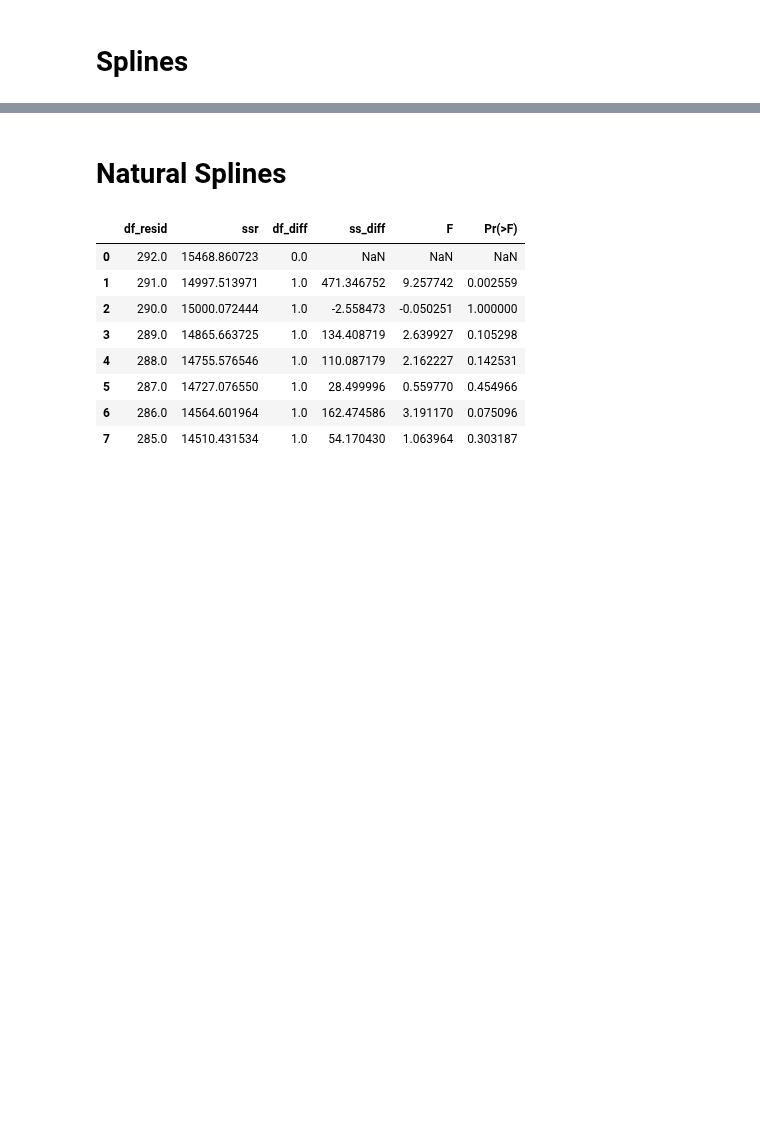
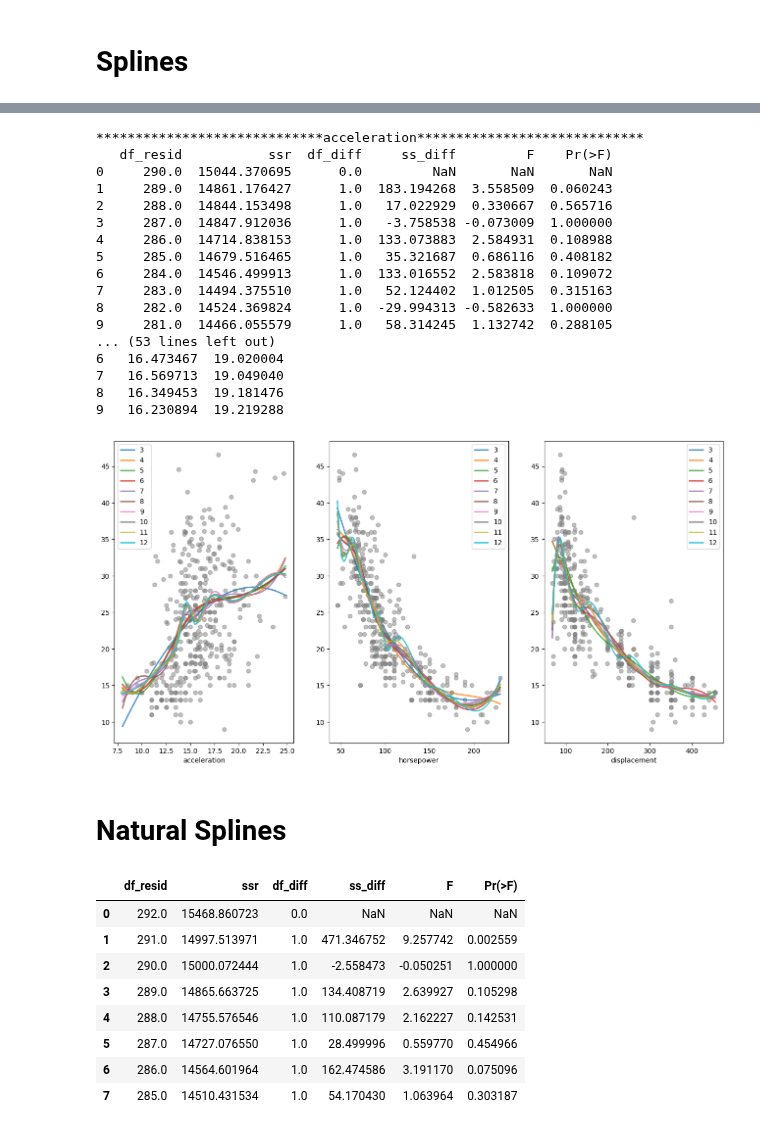
Before and after one commit to oliveira-silva-lucas/ISLP, a Jupyter notebook: Cap_07_Non_Linear_Modeling/Exercises/ex_cap_07_auto.ipynb, the cells around one changed output, grey strips where cells are left out. Drawn from its saved outputs; the diff is of its cells as text; code cells hidden in the pictures; blank space fills up the shorter version.

```diff
--- a/Cap_07_Non_Linear_Modeling/Exercises/ex_cap_07_auto.ipynb
+++ b/Cap_07_Non_Linear_Modeling/Exercises/ex_cap_07_auto.ipynb
@@ -239,7 +234,7 @@ def modelos_step_function(X_treino, y_treino, X_teste, y_teste, coluna, faixa_in
     return modelos_qcut, df_anova_qcut, df_faixas_qcut, df_mse_qcut
 
 
-for coluna in ['acceleration', 'horsepower', 'year']:
+for coluna in ['acceleration', 'horsepower', 'displacement']:
     m, df_a, df_f, df_mse = modelos_step_function(X_treino, y_treino, X_teste, y_teste, coluna)
     print(f'************************{coluna}************************')
     print(df_a)
@@ -308,3 +303,52 @@ ax.legend();
+# %%
+def modelos_splines(X_treino, y_treino, X_teste, y_teste, c_spline=bs, colunas = None, r_min=3, r_max=9 ):
+    if colunas== None:
+        colunas = X_treino.columns
+
+    _, axes = subplots(int(np.ceil(len(colunas)/3)), 3, figsize=(16,8))
+    axes = axes.flatten()
+    for i, coluna in enumerate(colunas):
+        print(f'*****************************{coluna}*****************************')
+
+        modeleladores_spline = [ModelSpec([c_spline(coluna, df=graus_liberdade)]) for graus_liberdade in range(r_min, r_max)]
+        X_treino_spline = [modelador.fit_transform(X_treino) for modelador in modeleladores_spline]
+        modelos_spline = [OLS(y_treino, X_).fit() for X_ in X_treino_spline]
+        print(anova_lm(*modelos_spline))
+        predicao_treino_splines = [modelo.predict(X_) for modelo, X_ in zip(modelos_spline, X_treino_spline)]
+        mse_treino_spline = [mean_squared_error(y_treino, predicao) for predicao in predicao_treino_splines]
+        predicao_teste_splines = [ modelo.predict(ms.transform(X_teste)) for modelo, ms in zip(modelos_spline, modeleladores_spline)]
+        mse_teste_spline = [mean_squared_error(y_teste, predicao) for predicao in predicao_teste_splines]
+
+        print(pd.DataFrame({'MSE_treino':mse_treino_spline, 'MSE_teste':mse_teste_spline}))
+
+        ax = axes[i]
+        ax.scatter(Auto[coluna], y, alpha=0.5, color='gray')
+        _df = pd.DataFrame({f'{coluna}':np.linspace(Auto[coluna].min(), Auto[coluna].max(),100)})
+        for modelo, ms, _i in zip(modelos_spline, modeleladores_spline, range(r_min, r_max)):
+            ax.plot(_df.values, modelo.predict(ms.transform(_df)), alpha=0.8, linewidth=2, label=f'{_i}')
+        ax.legend();
+        ax.set_xlabel(coluna)
+
+modelos_splines(X_treino, y_treino, X_teste, y_teste, r_max=13)
+# %% [output]
+*****************************acceleration*****************************
+   df_resid           ssr  df_diff     ss_diff         F    Pr(>F)
+0     290.0  15044.370695      0.0         NaN       NaN       NaN
+1     289.0  14861.176427      1.0  183.194268  3.558509  0.060243
+2     288.0  14844.153498      1.0   17.022929  0.330667  0.565716
+3     287.0  14847.912036      1.0   -3.758538 -0.073009  1.000000
+4     286.0  14714.838153      1.0  133.073883  2.584931  0.108988
+5     285.0  14679.516465      1.0   35.321687  0.686116  0.408182
+6     284.0  14546.499913      1.0  133.016552  2.583818  0.109072
+7     283.0  14494.375510      1.0   52.124402  1.012505  0.315163
+8     282.0  14524.369824      1.0  -29.994313 -0.582633  1.000000
+9     281.0  14466.055579      1.0   58.314245  1.132742  0.288105
+... (53 lines left out)
+6   16.473467  19.020004
+7   16.569713  19.049040
+8   16.349453  19.181476
+9   16.230894  19.219288
+[figure, added]
 # %% [markdown]
 # Natural Splines #
 # %%
```
Also changed, not shown: parts of 22 cells of this notebook.
